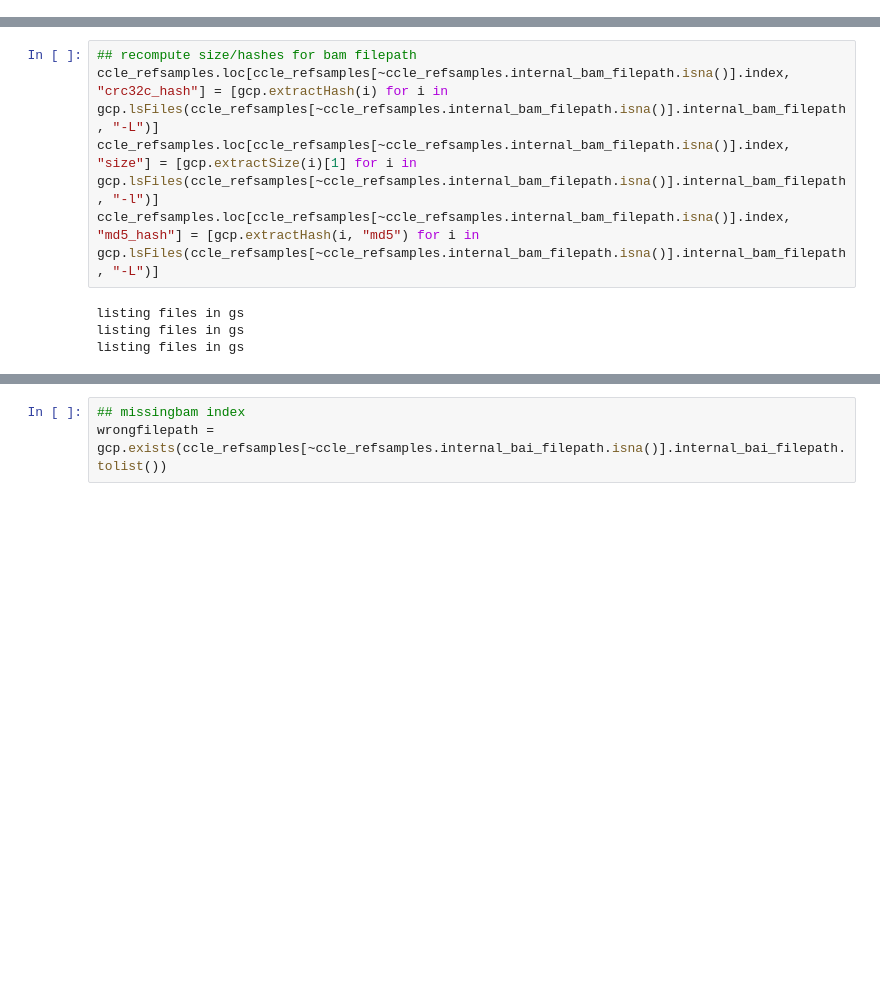
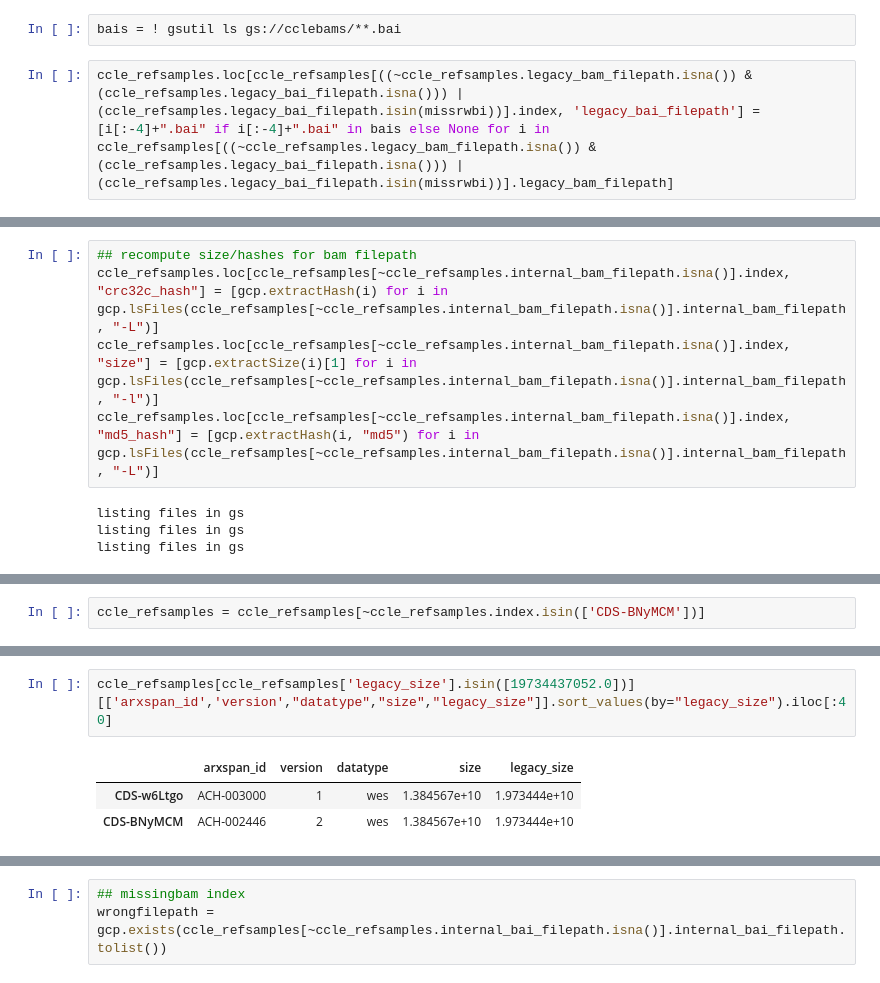
Before and after one commit to broadinstitute/depmap_omics, a Jupyter notebook: post_21Q1_tracker_cleaning.ipynb, the cells around one changed output, grey strips where cells are left out. Saved outputs shown, nothing was run; the diff lists cells and outputs as text; blank space fills up the shorter version.

```diff
--- a/post_21Q1_tracker_cleaning.ipynb
+++ b/post_21Q1_tracker_cleaning.ipynb
@@ -339,0 +340,4 @@ bais
+# %%
+bais = ! gsutil ls gs://cclebams/**.bai
+# %%
+ccle_refsamples.loc[ccle_refsamples[((~ccle_refsamples.legacy_bam_filepath.isna()) &(ccle_refsamples.legacy_bai_filepath.isna())) |(ccle_refsamples.legacy_bai_filepath.isin(missrwbi))].index, 'legacy_bai_filepath'] = [i[:-4]+".bai" if i[:-4]+".bai" in bais else None for i in ccle_refsamples[((~ccle_refsamples.legacy_bam_filepath.isna()) &(ccle_refsamples.legacy_bai_filepath.isna())) |(ccle_refsamples.legacy_bai_filepath.isin(missrwbi))].legacy_bam_filepath]
@@ -382,0 +474,2 @@ NameError: name 'a' is not defined
+# %%
+ccle_refsamples = ccle_refsamples[~ccle_refsamples.index.isin(['CDS-BNyMCM'])]
@@ -382,0 +499,6 @@ NameError: name 'a' is not defined
+# %%
+ccle_refsamples[ccle_refsamples['legacy_size'].isin([19734437052.0])][['arxspan_id','version',"datatype","size","legacy_size"]].sort_values(by="legacy_size").iloc[:40]
+# %% [output]
+|  | arxspan_id | version | datatype | size | legacy_size |
+| CDS-w6Ltgo | ACH-003000 | 1 | wes | 1.384567e+10 | 1.973444e+10 |
+| CDS-BNyMCM | ACH-002446 | 2 | wes | 1.384567e+10 | 1.973444e+10 |
```
Also changed, not shown: parts of 18 cells of this notebook, 14 other files.
